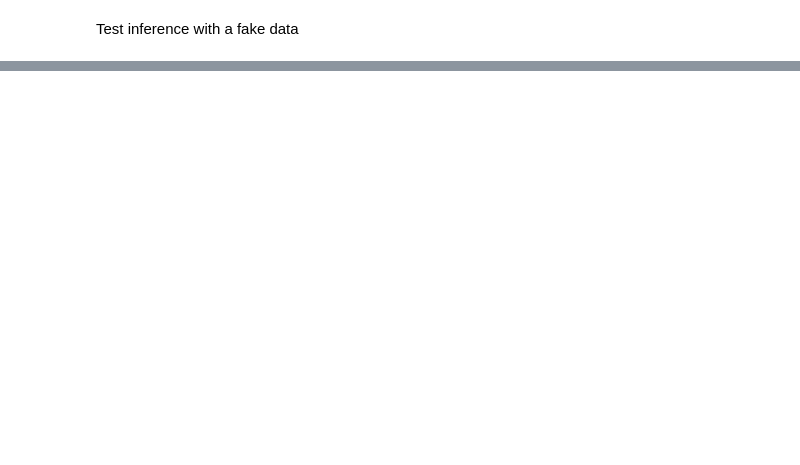
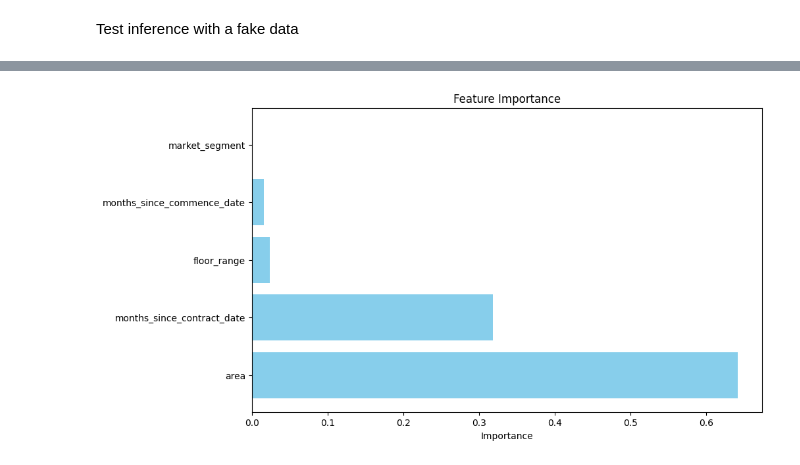
Before and after one commit to lolbus/SFS_MLEngineer_Assessment, a Jupyter notebook: modelling.ipynb, the cells around one changed output, grey strips where cells are left out. Saved outputs shown, nothing was run; the diff lists cells and outputs as text; code cells hidden in the pictures; blank space fills up the shorter version.

```diff
--- a/modelling.ipynb
+++ b/modelling.ipynb
@@ -359,0 +459,99 @@ Develop and run flask API on local machine
+# %%
+import pandas as pd
+import numpy as np
+from sklearn.model_selection import GridSearchCV
+from sklearn.ensemble import RandomForestRegressor
+from sklearn.linear_model import ElasticNet
+from sklearn.svm import SVR
+from sklearn.preprocessing import StandardScaler
+from sklearn.metrics import mean_squared_error, r2_score
+from sklearn.pipeline import Pipeline
+import matplotlib.pyplot as plt
+import joblib
+
+
+# Create a pipeline
+pipeline = Pipeline([
+    ('scaler', StandardScaler()),
+    ('regressor', RandomForestRegressor())
+])
+
+# Define the models and their hyperparameters to search
+param_grid = [
+    {
+        'regressor': [RandomForestRegressor()],
+        'regressor__n_estimators': [50, 100, 200],
+        'regressor__max_depth': [None, 10, 20, 30],
+        'regressor__min_samples_split': [2, 5, 10],
+        'regressor__min_samples_leaf': [1, 2, 4]
+    },
+    {
+        'regressor': [ElasticNet()],
+        'regressor__alpha': [0.1, 1.0, 10.0],
+        'regressor__l1_ratio': [0.1, 0.5, 0.9]
+    },
+    {
+        'regressor': [SVR()],
+        'regressor__C': [0.1, 1.0, 10.0],
+        'regressor__kernel': ['rbf', 'linear']
+    }
+]
+
+# Perform grid search
+grid_search = GridSearchCV(pipeline, param_grid, cv=5, scoring='neg_mean_squared_error', n_jobs=-1)
+grid_search.fit(X_train, y_train)
+
+# Get the best model
+best_model = grid_search.best_estimator_
+
+# Make predictions
+y_pred_normalized = best_model.predict(X_test)
+
+# Denormalize predictions and actual values
+y_pred = y_pred_normalized * price_std + price_mean
+y_test_denormalized = y_test * price_std + price_mean
+
+# Evaluate the model
+mse = mean_squared_error(y_test_denormalized, y_pred)
+rmse = np.sqrt(mse)
+r2 = r2_score(y_test_denormalized, y_pred)
+
+print(f"Best model: {grid_search.best_params_}")
+print(f"Root Mean Squared Error (Unnormalized): ${rmse:.2f}")
+print(f"R-squared Score: {r2:.4f}")
+
+# Feature importance (if the best model is RandomForestRegressor)
+if isinstance(best_model.named_steps['regressor'], RandomForestRegressor):
+    feature_importance = pd.DataFrame({
+        'feature': X.columns,
+        'importance': best_model.named_steps['regressor'].feature_importances_
+    }).sort_values('importance', ascending=False)
+    print("\nFeature Importance:")
+    print(feature_importance)
+
+    # Visualize feature importance
+    plt.figure(figsize=(10, 6))
+    plt.barh(feature_importance['feature'], feature_importance['importance'], color='skyblue')
+    plt.xlabel("Importance")
+    plt.title("Feature Importance")
+    plt.show()
+
+
+# 8. Visualize predictions vs actual (Unnormalized)
+plt.figure(figsize=(10, 6))
+plt.scatter(y_test_denormalized, y_pred, alpha=0.5)
+plt.plot([y_test_denormalized.min(), y_test_denormalized.max()],
+         [y_test_denormalized.min(), y_test_denormalized.max()], 'r--', lw=2)
+plt.xlabel("Actual Price ($)")
+plt.ylabel("Predicted Price ($)")
+plt.title("Actual vs Predicted Condo Prices (Unnormalized) (10 years mark transactions)")
+plt.tight_layout()
+plt.show()
+
+# Save the best model
+joblib.dump(best_model, 'best_condo_price_predictor_10yrs.joblib')
+joblib.dump(le_market_segment, 'le_market_segment_10yrs.joblib')
+joblib.dump(le_floor_range, 'le_floor_range_10yrs.joblib')
+joblib.dump((price_mean, price_std), 'normalization_params_10yrs.joblib')
+print("Best model and normalization parameters saved")
+# %% [output]
@@ -359,0 +569 @@ Develop and run flask API on local machine
+[figure, added]
```
Also changed, not shown: parts of 19 cells of this notebook, 19 other files.
